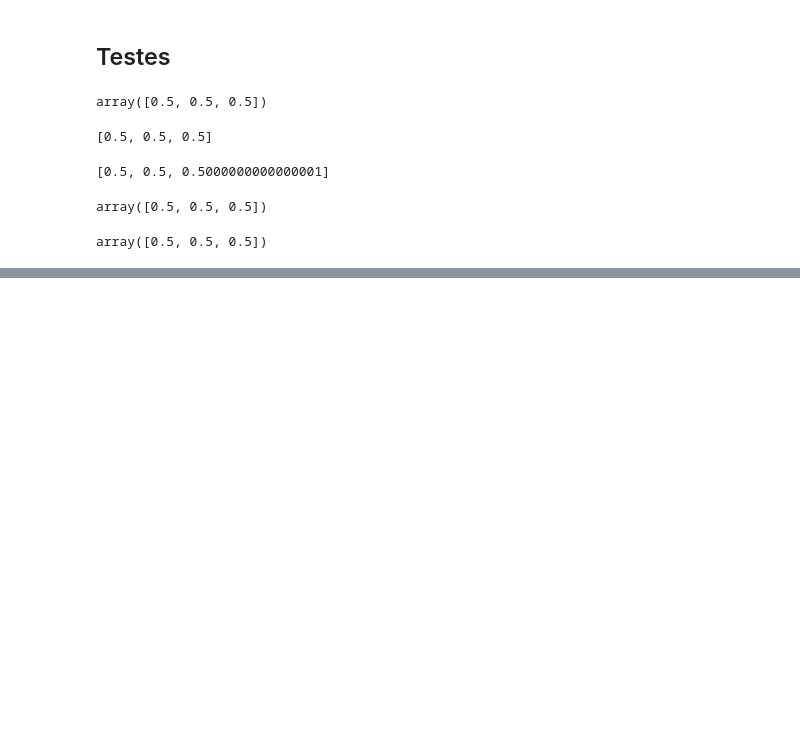
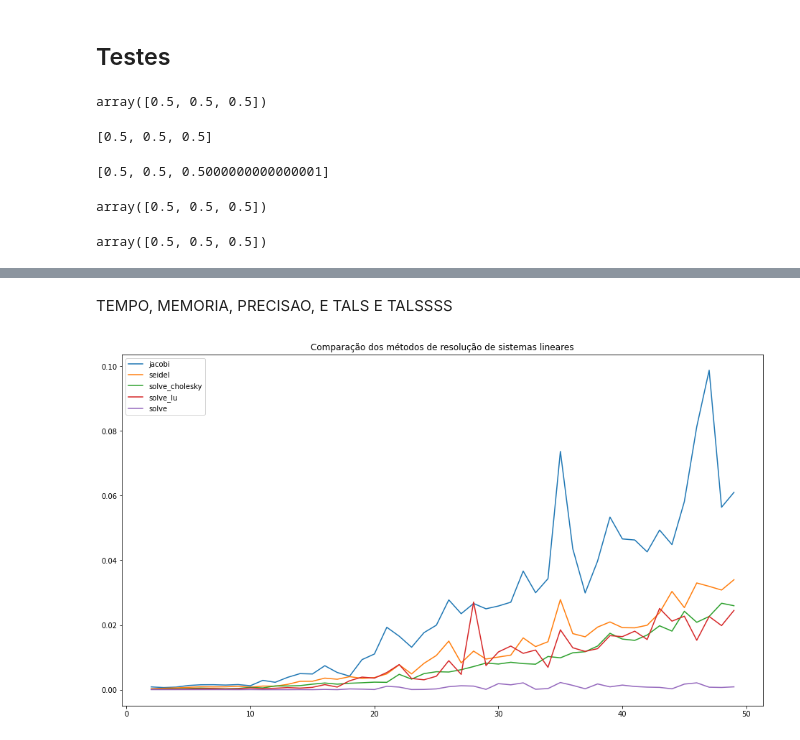
Before and after one commit to marinamachado/calculoNumerico, a Jupyter notebook: Sistemas lineares.ipynb, the cells around one changed output, grey strips where cells are left out. Saved outputs shown, nothing was run; the diff lists cells and outputs as text; code cells hidden in the pictures; blank space fills up the shorter version.

```diff
--- a/Sistemas lineares.ipynb
+++ b/Sistemas lineares.ipynb
@@ -692,0 +758,44 @@ array([0.5, 0.5, 0.5])
+# %% [markdown]
+TEMPO, MEMORIA, PRECISAO, E TALS E TALSSSS
+# %%
+import time
+import pandas as pd
+
+def get_method_time(method, A, b):
+    A = A.copy()
+    b = b.copy()
+
+    times = []
+
+    for i in range(10):
+        start_time = time.time()
+        method(A, b)
+        end_time = time.time()
+
+        times.append(end_time - start_time)
+
+    return np.mean(times)
+# %%
+matrix_size = list(range(2, 50))
+results = {}
+
+methods = [jacobi, seidel, solve_cholesky, solve_lu, np.linalg.solve]
+
+for n in matrix_size:
+    A = generate_spd_matrix(n)
+    b = random.sample(range(1, n+1), n)
+
+    for method in methods:
+        method_name = str(method).split(' ')[1]
+        if method_name not in results:
+            results[method_name] = []
+
+        results[method_name].append(get_method_time(method, A, b))
+
+results_df = pd.DataFrame.from_dict(results)
+results_df.index = matrix_size
+# %%
+results_df.plot(use_index=True,figsize=(16,9),
+                title='Comparação dos métodos de resolução de sistemas lineares');
+# %% [output]
+[figure, added]
```
Also changed, not shown: parts of 9 cells of this notebook.
